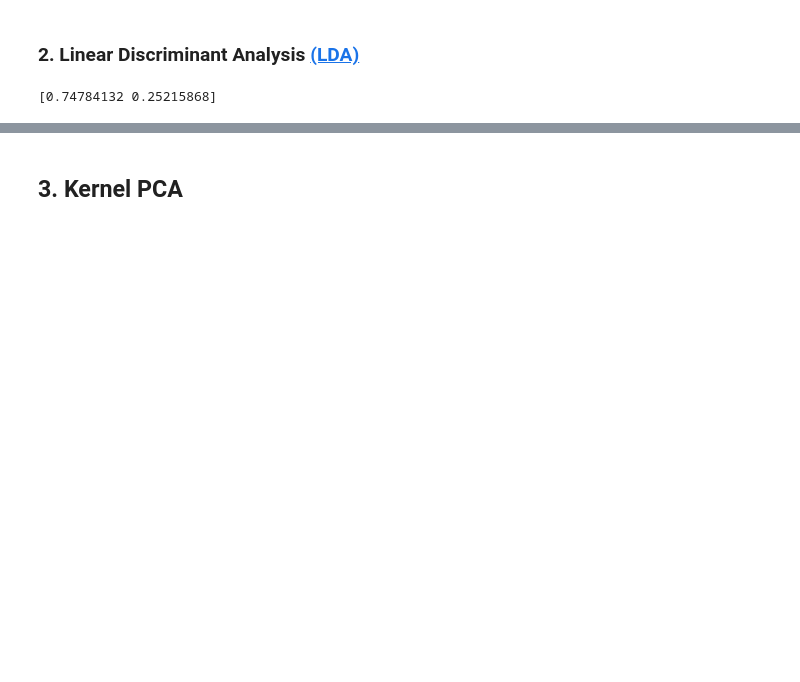
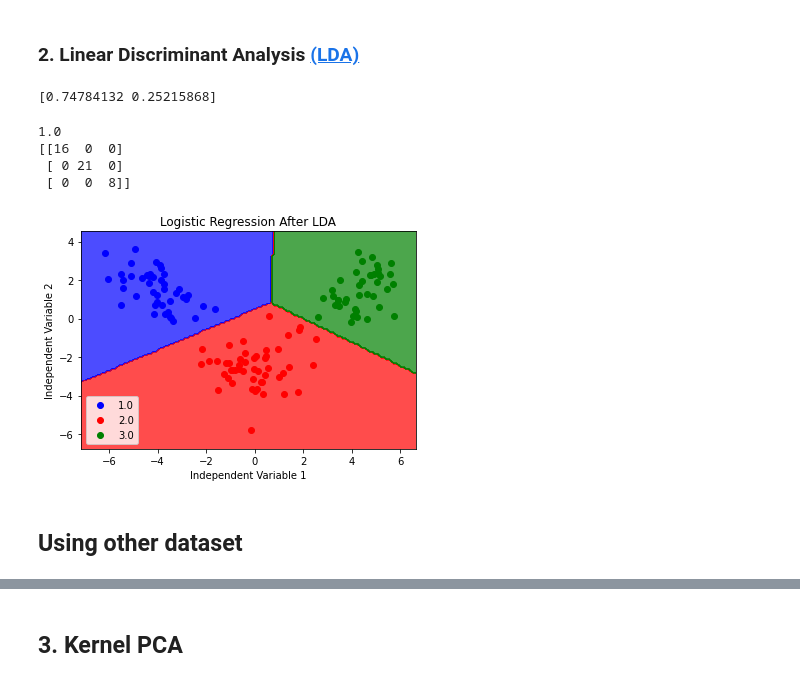
Before and after one commit to bansalrishi/MachineLearningWithPython_UD, a Jupyter notebook: 06. Dimentionality Reduction.ipynb, the cells around one changed output, grey strips where cells are left out. Drawn from its saved outputs; the diff is of its cells as text; code cells hidden in the pictures; blank space fills up the shorter version.

```diff
--- a/06. Dimentionality Reduction.ipynb
+++ b/06. Dimentionality Reduction.ipynb
@@ -180,10 +292,70 @@ X_test = sc_X.transform(X_test)
 
 # Applying LDA
 from sklearn.discriminant_analysis import LinearDiscriminantAnalysis as LDA
-lda = LDA(n_components = None)
+lda = LDA(n_components = 2)
 X_train = lda.fit_transform(X_train, y_train)
 X_test = lda.transform(X_test)
 explained_variance = lda.explained_variance_ratio_
 print(explained_variance)
 # %% [output]
 [0.74784132 0.25215868]
+# %%
+#Apply Logic Regresson after reducing the features
+from sklearn.linear_model import LogisticRegression
+from sklearn import metrics
+# import warnings filter
+from warnings import simplefilter
+# ignore all future warnings
+simplefilter(action='ignore', category=FutureWarning)
+
+lr_model =LogisticRegression(C=0.7, random_state=42)
+lr_model.fit(X_train, y_train.ravel())
+lr_predict_test = lr_model.predict(X_test)
+print(lr_model.score(X_train,y_train))
+
+# Making the Confusion Matrix
+from sklearn.metrics import confusion_matrix
+cm = confusion_matrix(y_test, lr_predict_test)
+print(cm)
+# %% [output]
+1.0
+[[16  0  0]
+ [ 0 21  0]
+ [ 0  0  8]]
+# %%
+from matplotlib.colors import ListedColormap
+#Define Variables
+clf = lr_model
+h = 0.1
+X_plot, z_plot = X_train, y_train
+
+#Template for all Regression
+x_min, x_max = X_plot[:, 0].min() - 1, X_plot[:, 0].max() + 1
+y_min, y_max = X_plot[:, 1].min() - 1, X_plot[:, 1].max() + 1
+xx, yy = np.meshgrid(np.arange(x_min, x_max, h),
+                     np.arange(y_min, y_max, h))
+
+# Plot the decision boundary. For that, we will assign a color to each
+# point in the mesh
+Z = clf.predict(np.array([xx.ravel(), yy.ravel()]).T)
+Z = Z.reshape(xx.shape)
+plt.contourf(xx, yy, Z,
+             alpha = 0.7, cmap = ListedColormap(('blue', 'red', 'green')))
+
+
+for i, j in enumerate(np.unique(z_plot)):
+    plt.scatter(X_plot[z_plot == j, 0], X_plot[z_plot == j, 1],
+                c = ['blue', 'red', 'green'][i], cmap = ListedColormap(('blue', 'red', 'green')), label = j)
+   #X[:, 0], X[:, 1]
+plt.xlim(xx.min(), xx.max())
+plt.ylim(yy.min(), yy.max())
+plt.title('Logistic Regression After LDA')
+plt.xlabel('Independent Variable 1')
+plt.ylabel('Independent Variable 2')
+plt.legend()
+
+plt.show()
+# %% [output]
+[figure, added]
+# %% [markdown]
+## Using other dataset
```
Also changed, not shown: parts of 7 cells of this notebook.
